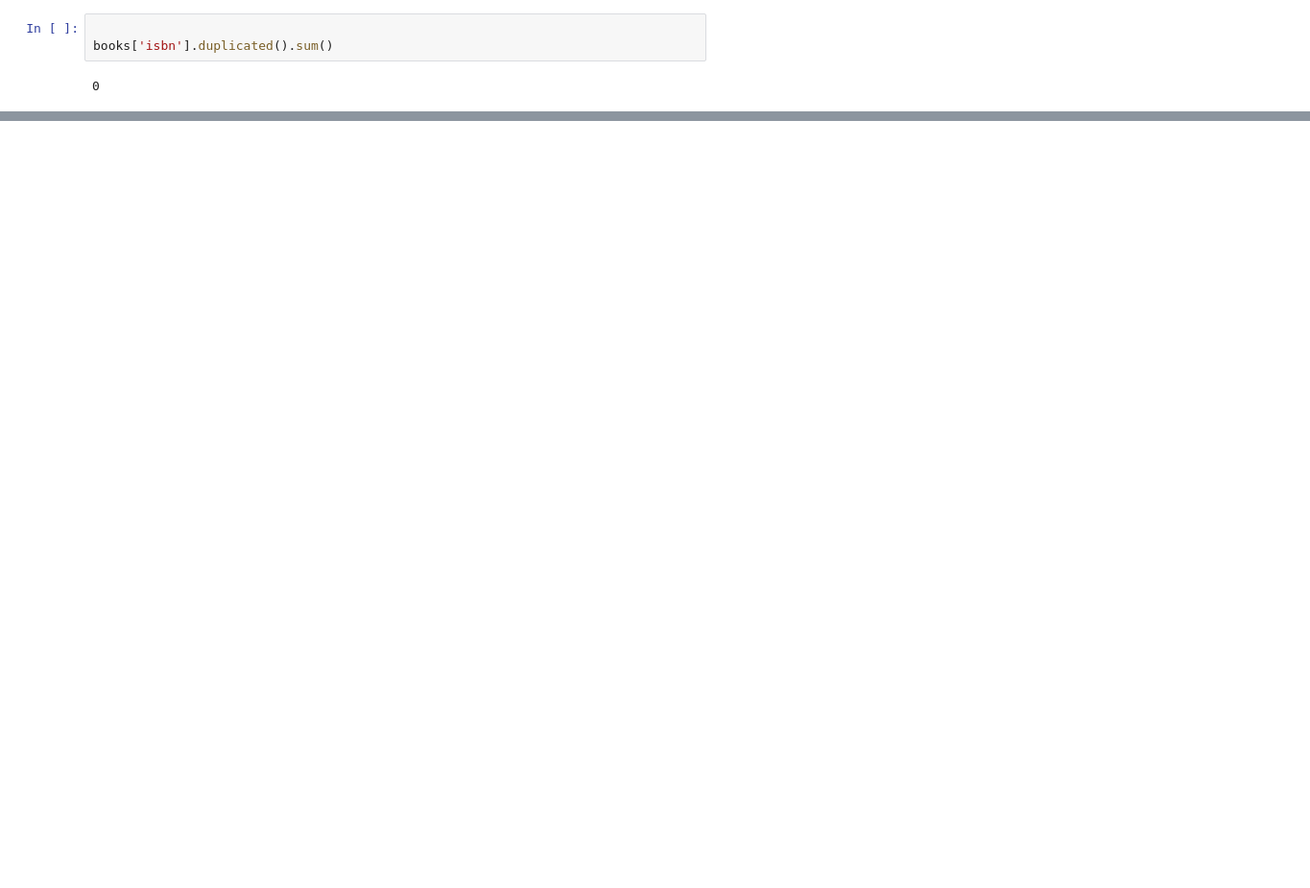
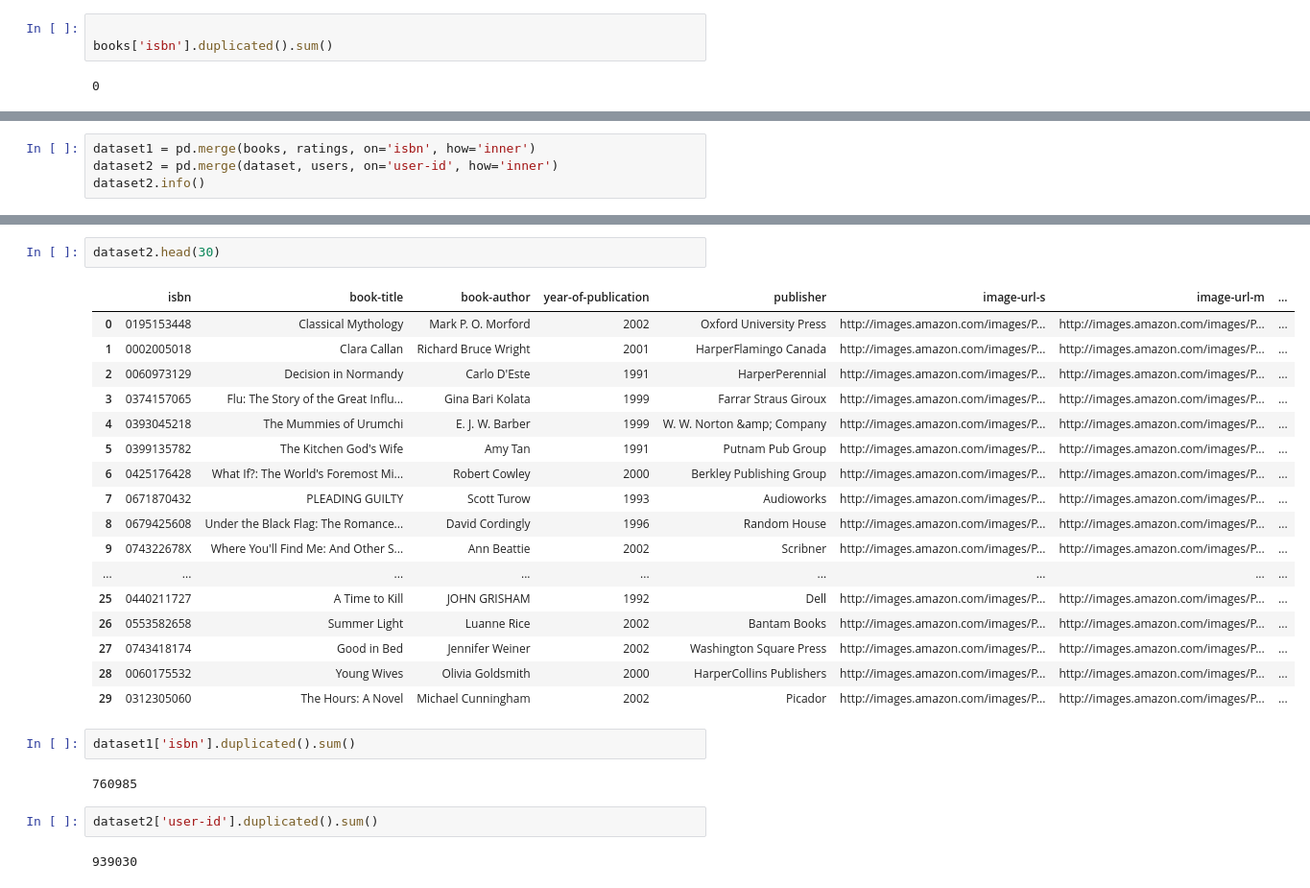
Before and after one commit to Azegele/Phase-5-Project, a Jupyter notebook: Untitled.ipynb, the cells around one changed output, grey strips where cells are left out. Shown at 96% size. Saved outputs shown, nothing was run; the diff lists cells and outputs as text; blank space fills up the shorter version.

```diff
--- a/Untitled.ipynb
+++ b/Untitled.ipynb
@@ -419,0 +454,4 @@ u
+# %%
+dataset1 = pd.merge(books, ratings, on='isbn', how='inner')
+dataset2 = pd.merge(dataset, users, on='user-id', how='inner')
+dataset2.info()
@@ -419,0 +476,28 @@ u
+# %%
+dataset2.head(30)
+# %% [output]
+|  | isbn | book-title | book-author | year-of-publication | publisher | image-url-s | image-url-m | ... |
+| 0 | 0195153448 | Classical Mythology | Mark P. O. Morford | 2002 | Oxford University Press | http://images.amazon.com/images/P... | http://images.amazon.com/images/P... | ... |
+| 1 | 0002005018 | Clara Callan | Richard Bruce Wright | 2001 | HarperFlamingo Canada | http://images.amazon.com/images/P... | http://images.amazon.com/images/P... | ... |
+| 2 | 0060973129 | Decision in Normandy | Carlo D'Este | 1991 | HarperPerennial | http://images.amazon.com/images/P... | http://images.amazon.com/images/P... | ... |
+| 3 | 0374157065 | Flu: The Story of the Great Influ... | Gina Bari Kolata | 1999 | Farrar Straus Giroux | http://images.amazon.com/images/P... | http://images.amazon.com/images/P... | ... |
+| 4 | 0393045218 | The Mummies of Urumchi | E. J. W. Barber | 1999 | W. W. Norton &amp; Company | http://images.amazon.com/images/P... | http://images.amazon.com/images/P... | ... |
+| 5 | 0399135782 | The Kitchen God's Wife | Amy Tan | 1991 | Putnam Pub Group | http://images.amazon.com/images/P... | http://images.amazon.com/images/P... | ... |
+| 6 | 0425176428 | What If?: The World's Foremost Mi... | Robert Cowley | 2000 | Berkley Publishing Group | http://images.amazon.com/images/P... | http://images.amazon.com/images/P... | ... |
+| 7 | 0671870432 | PLEADING GUILTY | Scott Turow | 1993 | Audioworks | http://images.amazon.com/images/P... | http://images.amazon.com/images/P... | ... |
+| 8 | 0679425608 | Under the Black Flag: The Romance... | David Cordingly | 1996 | Random House | http://images.amazon.com/images/P... | http://images.amazon.com/images/P... | ... |
+| 9 | 074322678X | Where You'll Find Me: And Other S... | Ann Beattie | 2002 | Scribner | http://images.amazon.com/images/P... | http://images.amazon.com/images/P... | ... |
+| ... | ... | ... | ... | ... | ... | ... | ... | ... |
+| 25 | 0440211727 | A Time to Kill | JOHN GRISHAM | 1992 | Dell | http://images.amazon.com/images/P... | http://images.amazon.com/images/P... | ... |
+| 26 | 0553582658 | Summer Light | Luanne Rice | 2002 | Bantam Books | http://images.amazon.com/images/P... | http://images.amazon.com/images/P... | ... |
+| 27 | 0743418174 | Good in Bed | Jennifer Weiner | 2002 | Washington Square Press | http://images.amazon.com/images/P... | http://images.amazon.com/images/P... | ... |
+| 28 | 0060175532 | Young Wives | Olivia Goldsmith | 2000 | HarperCollins Publishers | http://images.amazon.com/images/P... | http://images.amazon.com/images/P... | ... |
+| 29 | 0312305060 | The Hours: A Novel | Michael Cunningham | 2002 | Picador | http://images.amazon.com/images/P... | http://images.amazon.com/images/P... | ... |
+# %%
+dataset1['isbn'].duplicated().sum()
+# %% [output]
+760985
+# %%
+dataset2['user-id'].duplicated().sum()
+# %% [output]
+939030
```
Also changed, not shown: parts of 9 cells of this notebook.
